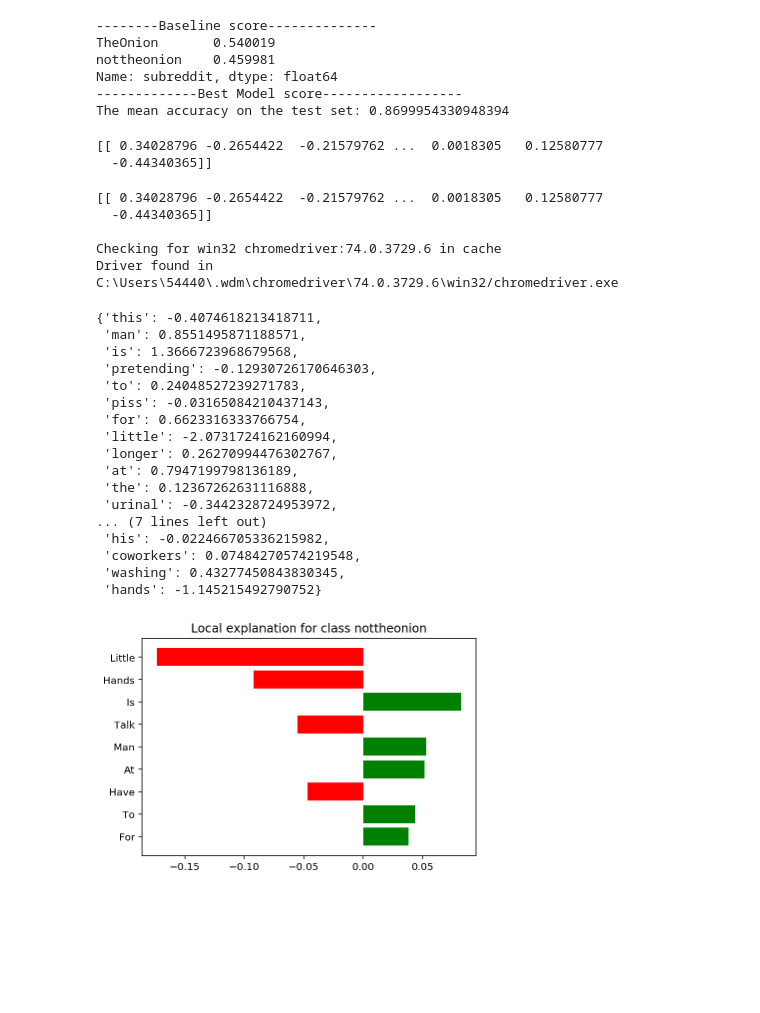
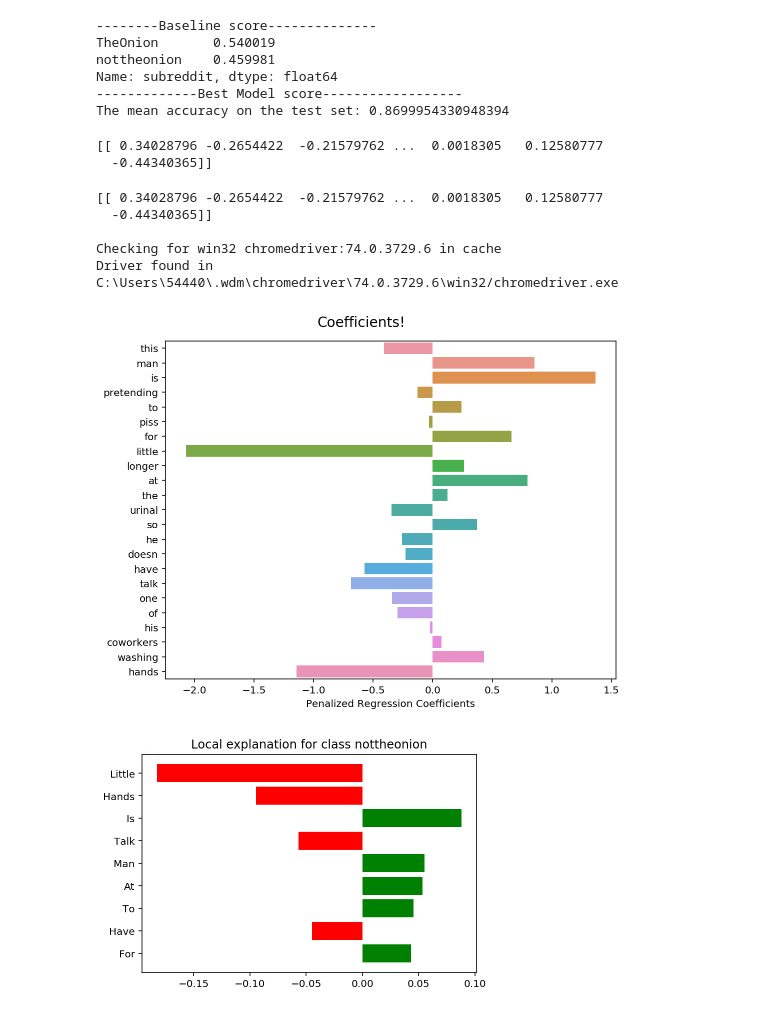
Before and after one commit to gjz14/Fake-news-prediction, a Jupyter notebook: interface.ipynb, the cells around one changed output. Saved outputs shown, nothing was run; the diff lists cells and outputs as text; code cells hidden in the pictures; blank space fills up the shorter version.

Commit message:
add visualization for my analysis

```diff
--- a/interface.ipynb
+++ b/interface.ipynb
@@ -16,36 +16,21 @@ The mean accuracy on the test set: 0.8699954330948394
 # %%
 sample = "This Man Is Pretending To Piss For A Little Longer At The Urinal So He Doesn’t Have To Talk To One Of His Coworkers Washing His Hands"
 class_names = ['TheOnion', 'nottheonion']
 
 word_weight_dict = Fake_master.my_analysis(nb, cvec, sample, feature_weight_dict)
+Fake_master.plot_myanalysis(word_weight_dict)
+
 Fake_master.prediction(sample,nb,cvec)
 Fake_master.lime_analysis(nb, cvec,sample)
 driver = webdriver.Chrome(ChromeDriverManager().install())
 driver.get("C:/Users/54440/Desktop/cse256/Final_project/Fake_oi.html")
-word_weight_dict
 # %% [output]
 [[ 0.34028796 -0.2654422  -0.21579762 ...  0.0018305   0.12580777
   -0.44340365]]
 [[ 0.34028796 -0.2654422  -0.21579762 ...  0.0018305   0.12580777
   -0.44340365]]
 
 Checking for win32 chromedriver:74.0.3729.6 in cache
 Driver found in C:\Users\54440\.wdm\chromedriver\74.0.3729.6\win32/chromedriver.exe
-{'this': -0.4074618213418711,
- 'man': 0.8551495871188571,
- 'is': 1.3666723968679568,
- 'pretending': -0.12930726170646303,
- 'to': 0.24048527239271783,
- 'piss': -0.03165084210437143,
- 'for': 0.6623316333766754,
- 'little': -2.0731724162160994,
- 'longer': 0.26270994476302767,
- 'at': 0.7947199798136189,
- 'the': 0.12367262631116888,
- 'urinal': -0.3442328724953972,
-... (7 lines left out)
- 'his': -0.022466705336215982,
- 'coworkers': 0.07484270574219548,
- 'washing': 0.43277450843830345,
- 'hands': -1.145215492790752}
-[figure, old version]
+[figure, new version]
+[figure, added]
```
Also changed, not shown: 1 other file.
